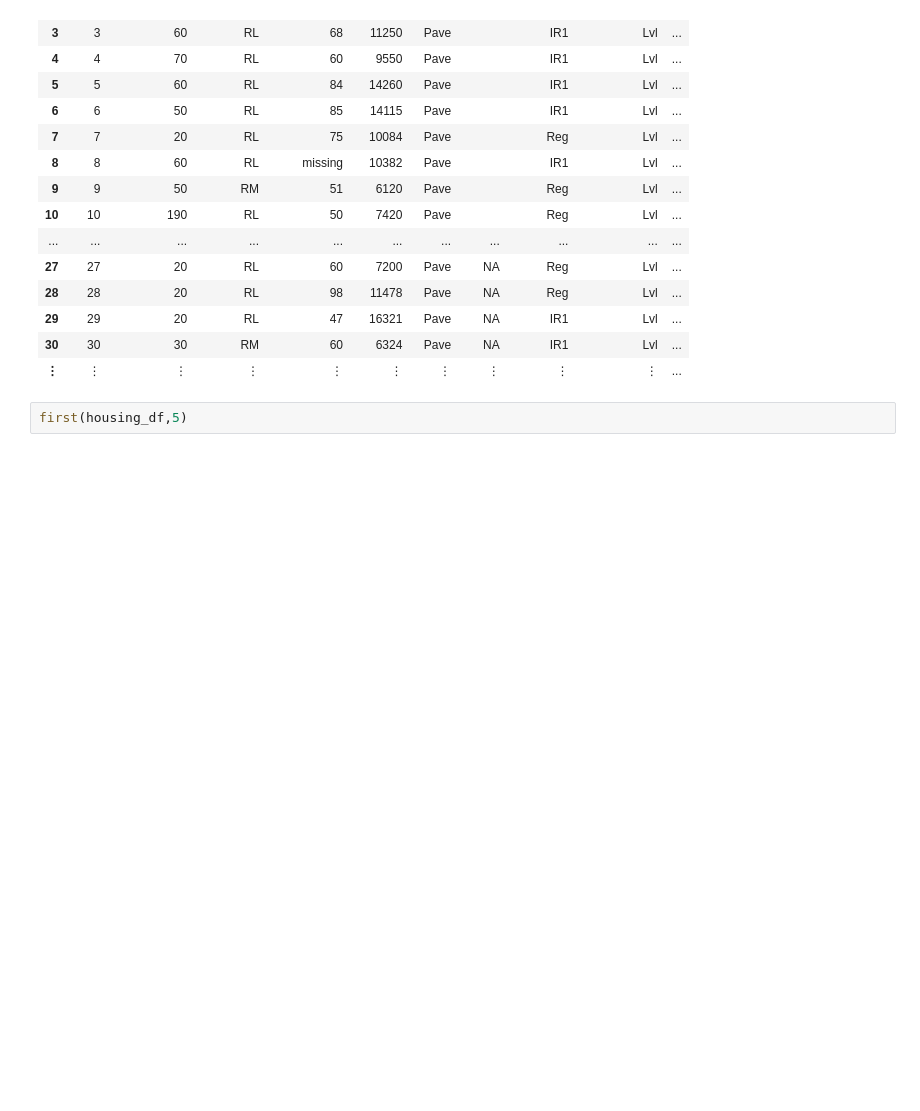
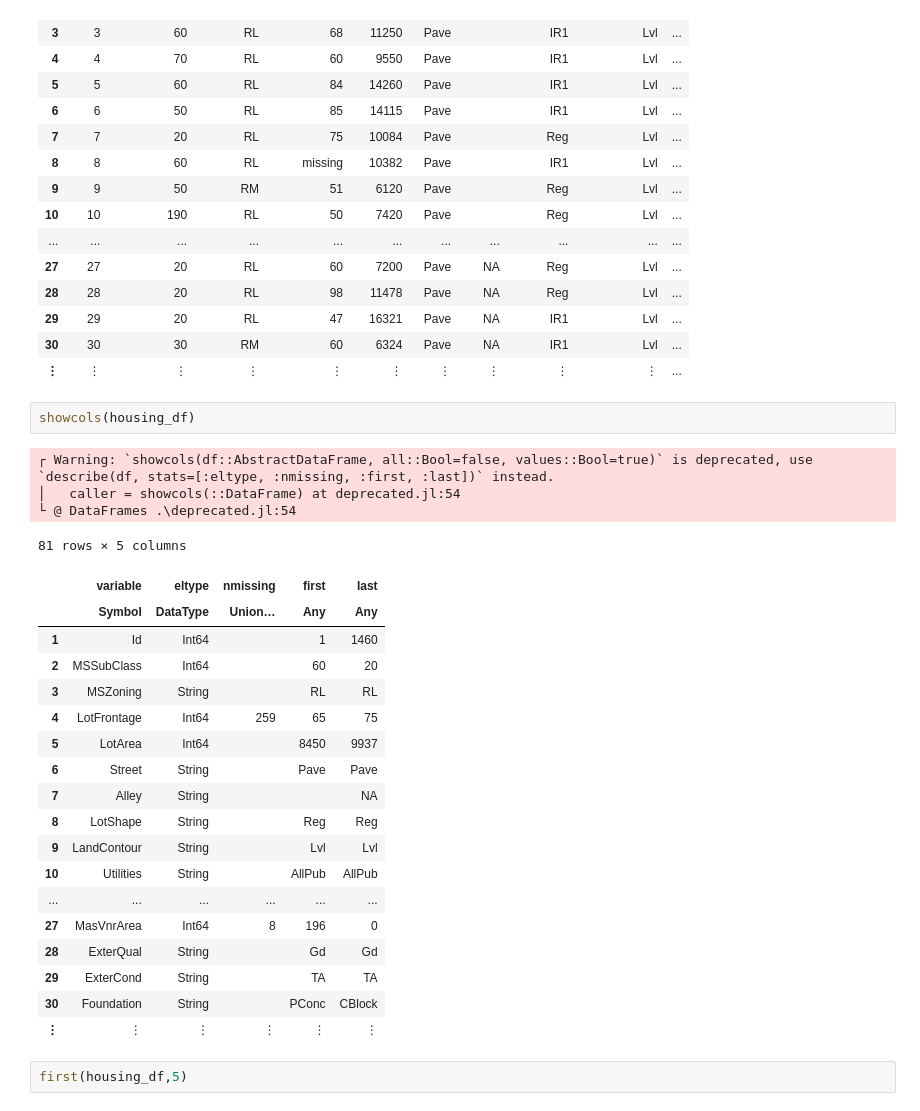
Before and after one commit to Fredo-XVII/Julia, a Jupyter notebook: Julia_Tutorial_01.ipynb, the cells around one changed output. Cells and saved outputs as stored; diff of their text form; blank space fills up the shorter version.

```diff
--- a/Julia_Tutorial_01.ipynb
+++ b/Julia_Tutorial_01.ipynb
@@ -57,6 +72,31 @@ housing_df = housing |> DataFrame
 | 29 | 29 | 20 | RL | 47 | 16321 | Pave | NA | IR1 | Lvl | ... |
 | 30 | 30 | 30 | RM | 60 | 6324 | Pave | NA | IR1 | Lvl | ... |
 | ⋮ | ⋮ | ⋮ | ⋮ | ⋮ | ⋮ | ⋮ | ⋮ | ⋮ | ⋮ | ... |
+# %%
+showcols(housing_df)
+# %% [output]
+┌ Warning: `showcols(df::AbstractDataFrame, all::Bool=false, values::Bool=true)` is deprecated, use `describe(df, stats=[:eltype, :nmissing, :first, :last])` instead.
+│   caller = showcols(::DataFrame) at deprecated.jl:54
+└ @ DataFrames .\deprecated.jl:54
+81 rows × 5 columns
+|  | variable | eltype | nmissing | first | last |
+|  | Symbol | DataType | Union… | Any | Any |
+| 1 | Id | Int64 |  | 1 | 1460 |
+| 2 | MSSubClass | Int64 |  | 60 | 20 |
+| 3 | MSZoning | String |  | RL | RL |
+| 4 | LotFrontage | Int64 | 259 | 65 | 75 |
+| 5 | LotArea | Int64 |  | 8450 | 9937 |
+| 6 | Street | String |  | Pave | Pave |
+| 7 | Alley | String |  |  | NA |
+| 8 | LotShape | String |  | Reg | Reg |
+| 9 | LandContour | String |  | Lvl | Lvl |
+| 10 | Utilities | String |  | AllPub | AllPub |
+| ... | ... | ... | ... | ... | ... |
+| 27 | MasVnrArea | Int64 | 8 | 196 | 0 |
+| 28 | ExterQual | String |  | Gd | Gd |
+| 29 | ExterCond | String |  | TA | TA |
+| 30 | Foundation | String |  | PConc | CBlock |
+| ⋮ | ⋮ | ⋮ | ⋮ | ⋮ | ⋮ |
 # %%
 first(housing_df,5)
 # %% [output]
```
Also changed, not shown: parts of 8 cells of this notebook, 1 other file.
